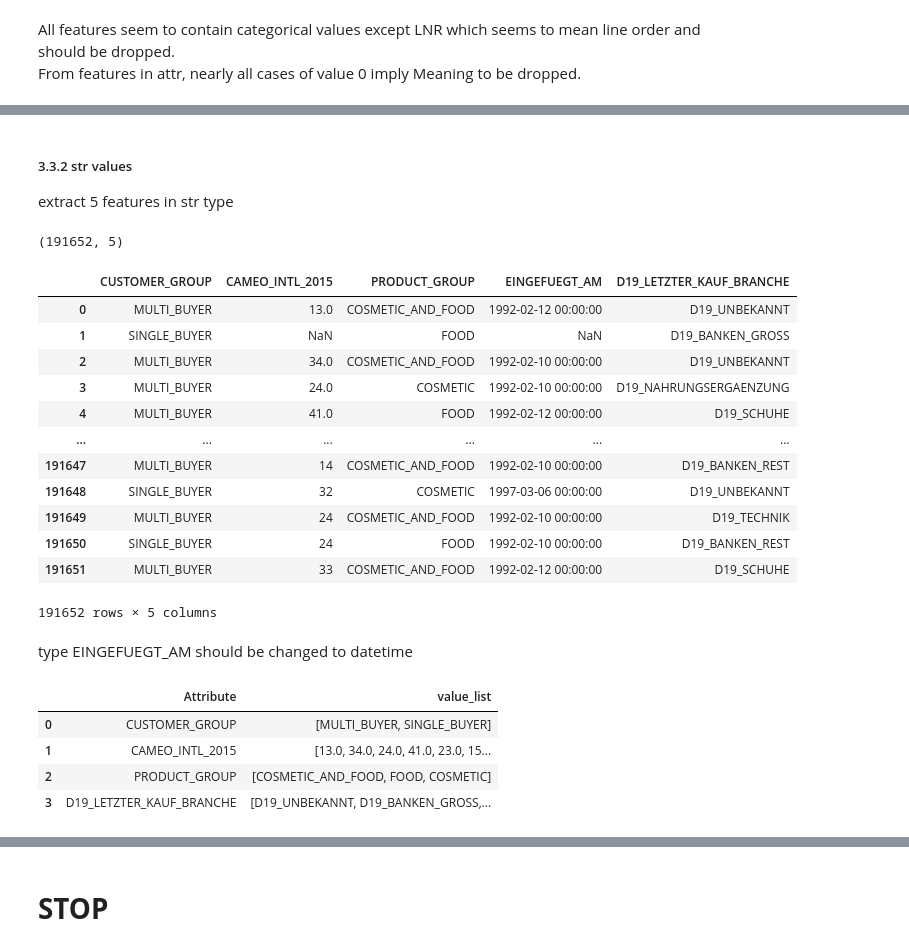
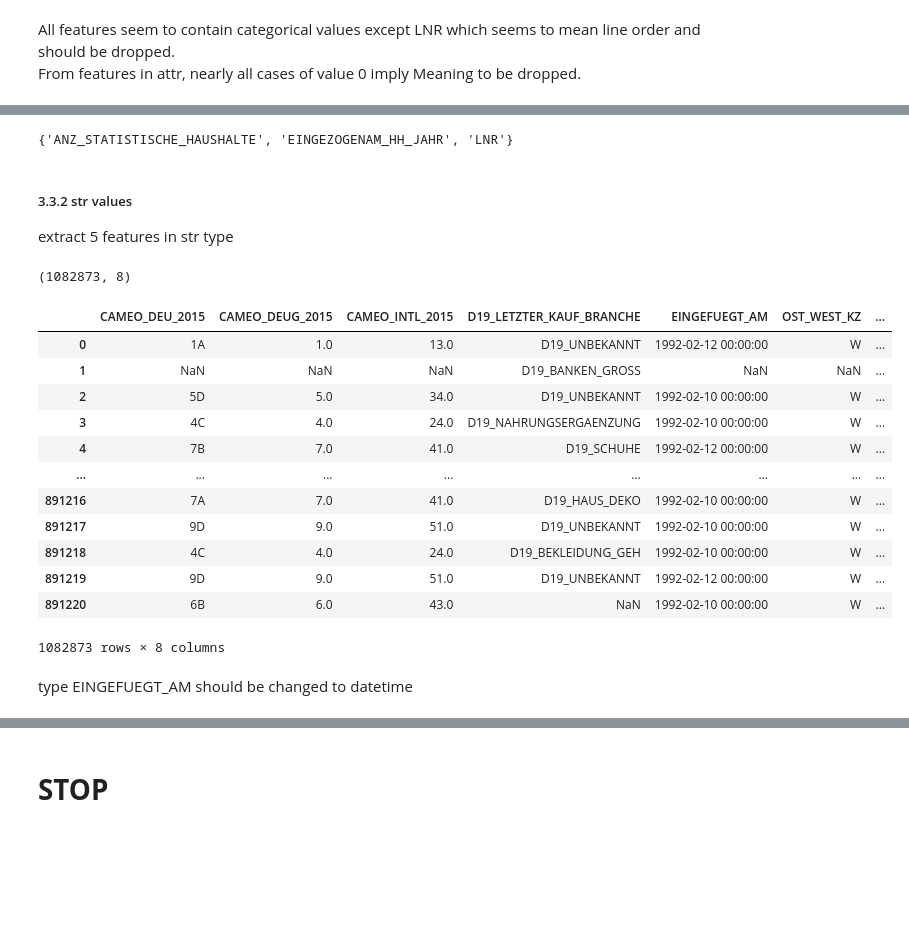
Before and after one commit to jaeyoun-chang/u_city_capstone, a Jupyter notebook: Arvato Project Workbook.ipynb, the cells around one changed output, grey strips where cells are left out. Saved outputs shown, nothing was run; the diff lists cells and outputs as text; code cells hidden in the pictures; blank space fills up the shorter version.

```diff
--- a/Arvato Project Workbook.ipynb
+++ b/Arvato Project Workbook.ipynb
@@ -963,0 +933,6 @@ print (not_in_attr.shape)
+# %%
+'''
+create a concatenated dataframe of 2datasets for temporary use
+'''
+concat_data = pd.concat([customers, azdias], axis=0)
+concat_data.info()
@@ -1041 +1004,7 @@ From features in attr, nearly all cases of value 0 imply Meaning to be dropped.
+# %%
+concat_cont_ft = list(concat_cont_feature.Attribute.unique())
+set(concat_cont_ft) - set(cont_ft)
+# cont_ft: list of continuous features in 2.3.4
+# %% [output]
+{'ANZ_STATISTISCHE_HAUSHALTE', 'EINGEZOGENAM_HH_JAHR', 'LNR'}
 # %%
@@ -1046,24 +1016,24 @@ p_process['3.3.1-value_0'] = 'replace value 0 of not_in_attr to null'
 
 extract 5 features in str type
 # %%
-not_in_attr_str = not_in_attr.select_dtypes(exclude = ['int', 'float'])
-print(not_in_attr_str.shape)
-not_in_attr_str
+concat_str = concat_data.select_dtypes(exclude = ['int', 'float'])
+print(concat_str.shape)
+concat_str
 # %% [output]
-(191652, 5)
+(1082873, 8)
-|  | CUSTOMER_GROUP | CAMEO_INTL_2015 | PRODUCT_GROUP | EINGEFUEGT_AM | D19_LETZTER_KAUF_BRANCHE |
-| 0 | MULTI_BUYER | 13.0 | COSMETIC_AND_FOOD | 1992-02-12 00:00:00 | D19_UNBEKANNT |
-| 1 | SINGLE_BUYER | NaN | FOOD | NaN | D19_BANKEN_GROSS |
-| 2 | MULTI_BUYER | 34.0 | COSMETIC_AND_FOOD | 1992-02-10 00:00:00 | D19_UNBEKANNT |
-| 3 | MULTI_BUYER | 24.0 | COSMETIC | 1992-02-10 00:00:00 | D19_NAHRUNGSERGAENZUNG |
-| 4 | MULTI_BUYER | 41.0 | FOOD | 1992-02-12 00:00:00 | D19_SCHUHE |
-| ... | ... | ... | ... | ... | ... |
-| 191647 | MULTI_BUYER | 14 | COSMETIC_AND_FOOD | 1992-02-10 00:00:00 | D19_BANKEN_REST |
-| 191648 | SINGLE_BUYER | 32 | COSMETIC | 1997-03-06 00:00:00 | D19_UNBEKANNT |
-| 191649 | MULTI_BUYER | 24 | COSMETIC_AND_FOOD | 1992-02-10 00:00:00 | D19_TECHNIK |
-| 191650 | SINGLE_BUYER | 24 | FOOD | 1992-02-10 00:00:00 | D19_BANKEN_REST |
-| 191651 | MULTI_BUYER | 33 | COSMETIC_AND_FOOD | 1992-02-12 00:00:00 | D19_SCHUHE |
+|  | CAMEO_DEU_2015 | CAMEO_DEUG_2015 | CAMEO_INTL_2015 | D19_LETZTER_KAUF_BRANCHE | EINGEFUEGT_AM | OST_WEST_KZ | ... |
+| 0 | 1A | 1.0 | 13.0 | D19_UNBEKANNT | 1992-02-12 00:00:00 | W | ... |
+| 1 | NaN | NaN | NaN | D19_BANKEN_GROSS | NaN | NaN | ... |
+| 2 | 5D | 5.0 | 34.0 | D19_UNBEKANNT | 1992-02-10 00:00:00 | W | ... |
+| 3 | 4C | 4.0 | 24.0 | D19_NAHRUNGSERGAENZUNG | 1992-02-10 00:00:00 | W | ... |
+| 4 | 7B | 7.0 | 41.0 | D19_SCHUHE | 1992-02-12 00:00:00 | W | ... |
+| ... | ... | ... | ... | ... | ... | ... | ... |
+| 891216 | 7A | 7.0 | 41.0 | D19_HAUS_DEKO | 1992-02-10 00:00:00 | W | ... |
+| 891217 | 9D | 9.0 | 51.0 | D19_UNBEKANNT | 1992-02-10 00:00:00 | W | ... |
+| 891218 | 4C | 4.0 | 24.0 | D19_BEKLEIDUNG_GEH | 1992-02-10 00:00:00 | W | ... |
+| 891219 | 9D | 9.0 | 51.0 | D19_UNBEKANNT | 1992-02-12 00:00:00 | W | ... |
+| 891220 | 6B | 6.0 | 43.0 | NaN | 1992-02-10 00:00:00 | W | ... |
-191652 rows × 5 columns
+1082873 rows × 8 columns
 # %% [markdown]
 type EINGEFUEGT_AM should be changed to datetime
 # %%
@@ -1071,17 +1041 @@ not_in_attr_str = not_in_attr_str.drop('EINGEFUEGT_AM', axis = 1)
 p_process['3.3.2'] = 'change type of EINGEFUEGT_AM to datetime'
-# %%
-# column_names = df.columns
-# values = df.values.T.tolist()
-
-not_in_attr_str = pd.DataFrame(
-    {'Attribute': not_in_attr_str.columns,
-     'value_list': not_in_attr_str.values.T.tolist()})
-not_in_attr_str['value_list'] = not_in_attr_str['value_list'].apply(
-    lambda x: list(pd.Series(x).drop_duplicates().dropna()))
-view_all(not_in_attr_str)
-# %% [output]
-|  | Attribute | value_list |
-| 0 | CUSTOMER_GROUP | [MULTI_BUYER, SINGLE_BUYER] |
-| 1 | CAMEO_INTL_2015 | [13.0, 34.0, 24.0, 41.0, 23.0, 15... |
-| 2 | PRODUCT_GROUP | [COSMETIC_AND_FOOD, FOOD, COSMETIC] |
-| 3 | D19_LETZTER_KAUF_BRANCHE | [D19_UNBEKANNT, D19_BANKEN_GROSS,... |
```
Also changed, not shown: parts of 24 cells of this notebook, 1 other file.
